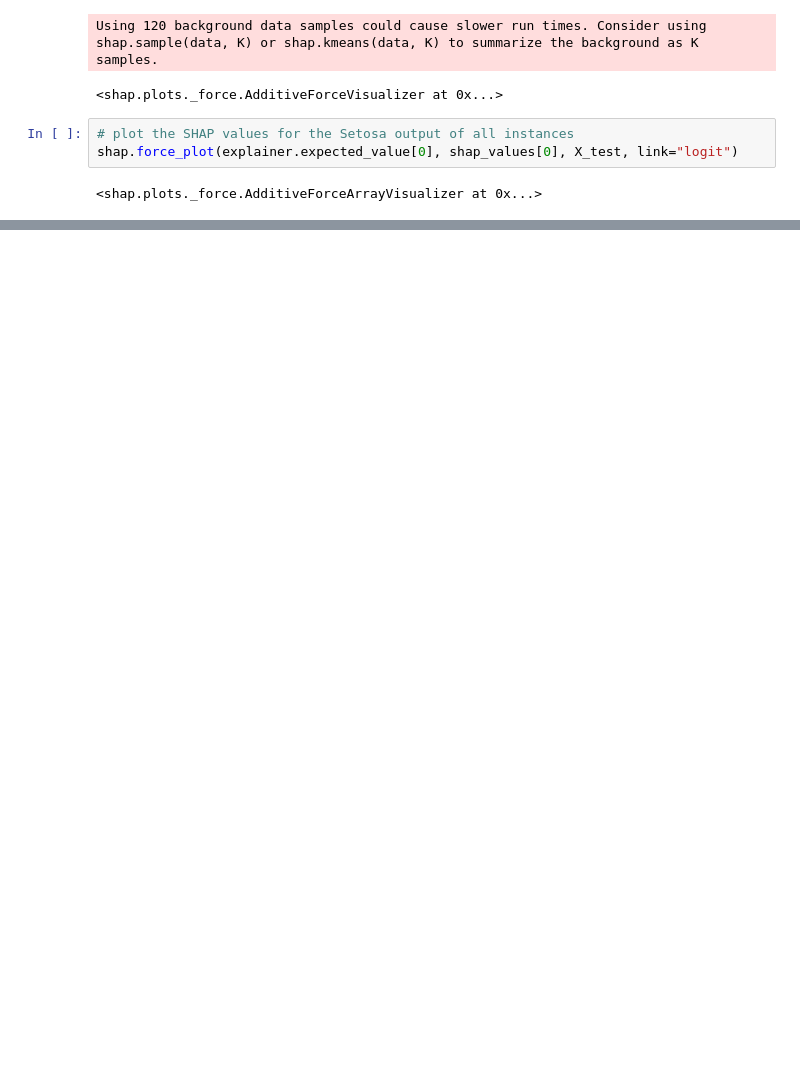
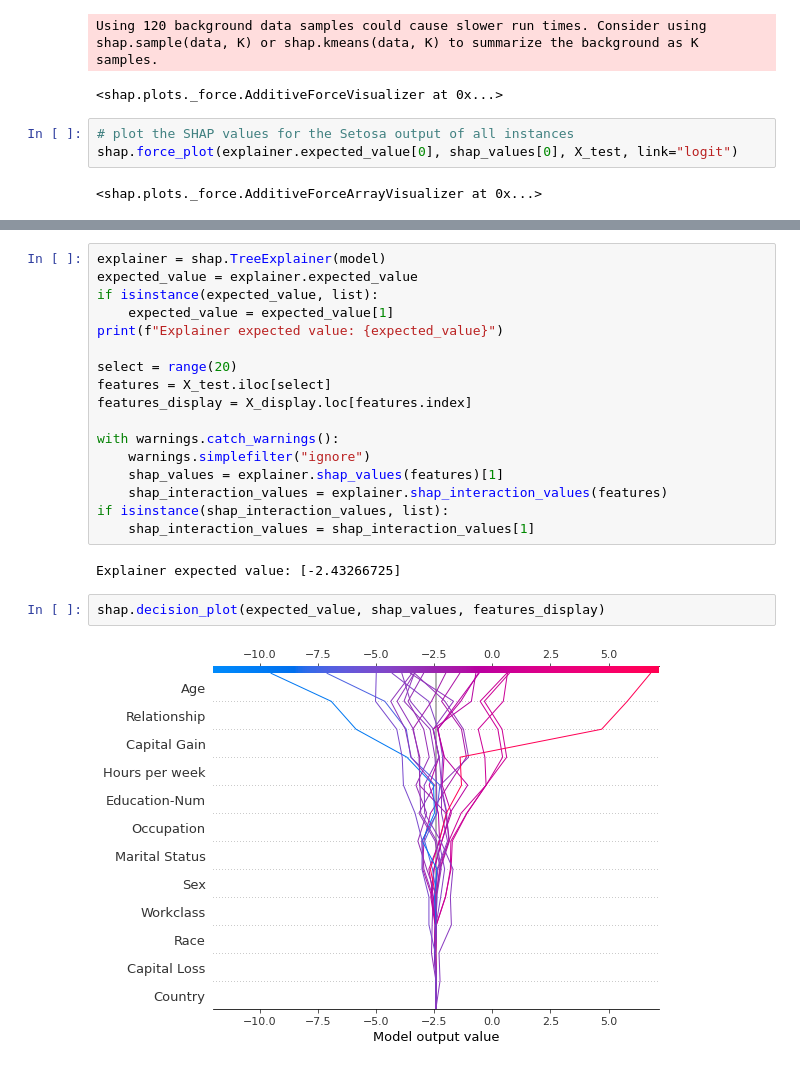
Before and after one commit to siddharth0112358/Visualizations, a Jupyter notebook: shap_values_visualizations.ipynb, the cells around one changed output, grey strips where cells are left out. Cells and saved outputs as stored; diff of their text form; blank space fills up the shorter version.

```diff
--- a/shap_values_visualizations.ipynb
+++ b/shap_values_visualizations.ipynb
@@ -188,0 +288,23 @@ shap.force_plot(explainer.expected_value[0], shap_values[0], X_test, link="logit
+# %%
+explainer = shap.TreeExplainer(model)
+expected_value = explainer.expected_value
+if isinstance(expected_value, list):
+    expected_value = expected_value[1]
+print(f"Explainer expected value: {expected_value}")
+
+select = range(20)
+features = X_test.iloc[select]
+features_display = X_display.loc[features.index]
+
+with warnings.catch_warnings():
+    warnings.simplefilter("ignore")
+    shap_values = explainer.shap_values(features)[1]
+    shap_interaction_values = explainer.shap_interaction_values(features)
+if isinstance(shap_interaction_values, list):
+    shap_interaction_values = shap_interaction_values[1]
+# %% [output]
+Explainer expected value: [-2.43266725]
+# %%
+shap.decision_plot(expected_value, shap_values, features_display)
+# %% [output]
+[figure, added]
```
Also changed, not shown: parts of 17 cells of this notebook.
